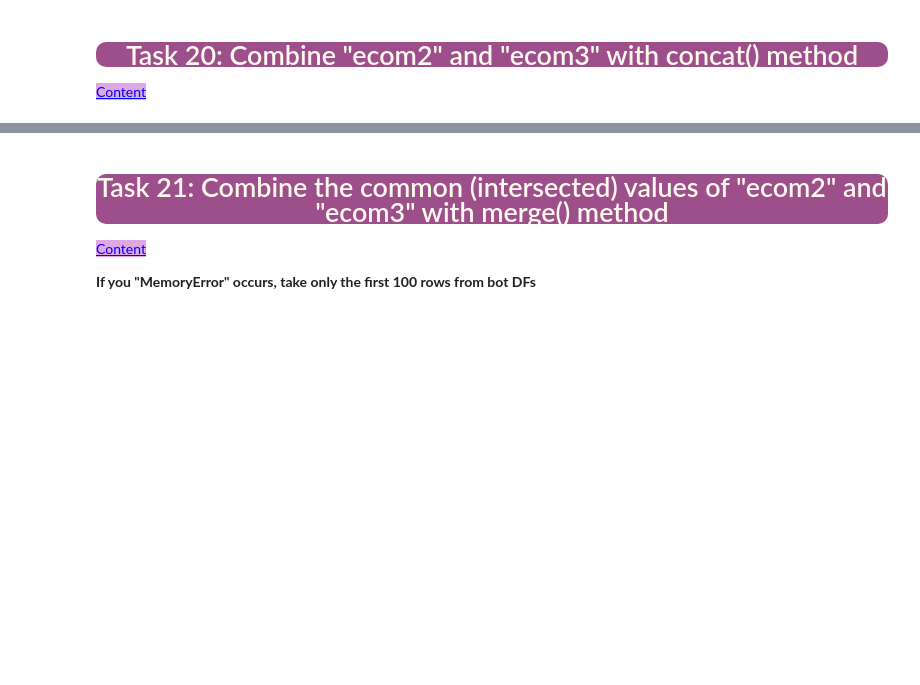
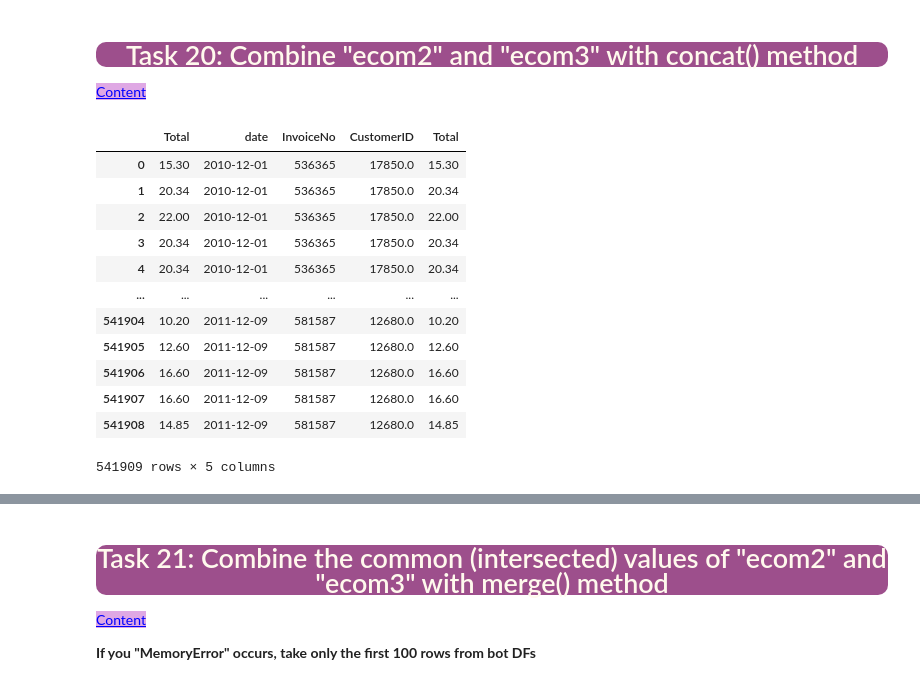
Before and after one commit to MehmetAltinkurt/Data_Science_Assignments, a Jupyter notebook: Assignment_02_Student.ipynb, the cells around one changed output, grey strips where cells are left out. Drawn from its saved outputs; the diff is of its cells as text; code cells hidden in the pictures; blank space fills up the shorter version.

```diff
--- a/Assignment_02_Student.ipynb
+++ b/Assignment_02_Student.ipynb
@@ -701,0 +871,4 @@ style="color:blue; background-color:#dfa8e4" data-toggle="popover">Content</a>
+# %%
+# YOUR CODE IS HERE
+ecom["date"]=ecom["InvoiceDate2"].apply(lambda x: x.strftime("%Y-%m-%d"))
+ecom["date"]
@@ -728,3 +914,5 @@ Desired Output:
 style="color:blue; background-color:#dfa8e4" data-toggle="popover">Content</a>
 # %%
 # YOUR CODE IS HERE
+ecom.drop(["InvoiceDate2", "InvoiceDate"], axis=1, inplace=True)
+ecom.head()
@@ -757,3 +961,5 @@ Name: StockCode, dtype: object
 style="color:blue; background-color:#dfa8e4" data-toggle="popover">Content</a>
 # %%
 # YOUR CODE IS HERE
+ecom2=ecom.loc[:,["Total","date"]]
+ecom2
@@ -769,3 +989,5 @@ Desired Output:
 style="color:blue; background-color:#dfa8e4" data-toggle="popover">Content</a>
 # %%
 # YOUR CODE IS HERE
+ecom3=ecom.iloc[:,[0,5,7]]
+ecom3
@@ -781,6 +1017,22 @@ Desired Output:
 style="color:blue; background-color:#dfa8e4" data-toggle="popover">Content</a>
 # %%
 # YOUR CODE IS HERE
+
+pd.concat([ecom2, ecom3],axis=1)
+# %% [output]
+|  | Total | date | InvoiceNo | CustomerID | Total |
+| 0 | 15.30 | 2010-12-01 | 536365 | 17850.0 | 15.30 |
+| 1 | 20.34 | 2010-12-01 | 536365 | 17850.0 | 20.34 |
+| 2 | 22.00 | 2010-12-01 | 536365 | 17850.0 | 22.00 |
+| 3 | 20.34 | 2010-12-01 | 536365 | 17850.0 | 20.34 |
+| 4 | 20.34 | 2010-12-01 | 536365 | 17850.0 | 20.34 |
+| ... | ... | ... | ... | ... | ... |
+| 541904 | 10.20 | 2011-12-09 | 581587 | 12680.0 | 10.20 |
+| 541905 | 12.60 | 2011-12-09 | 581587 | 12680.0 | 12.60 |
+| 541906 | 16.60 | 2011-12-09 | 581587 | 12680.0 | 16.60 |
+| 541907 | 16.60 | 2011-12-09 | 581587 | 12680.0 | 16.60 |
+| 541908 | 14.85 | 2011-12-09 | 581587 | 12680.0 | 14.85 |
+541909 rows × 5 columns
 # %% [markdown]
 Desired Output:
 
```
Also changed, not shown: parts of 23 cells of this notebook.
